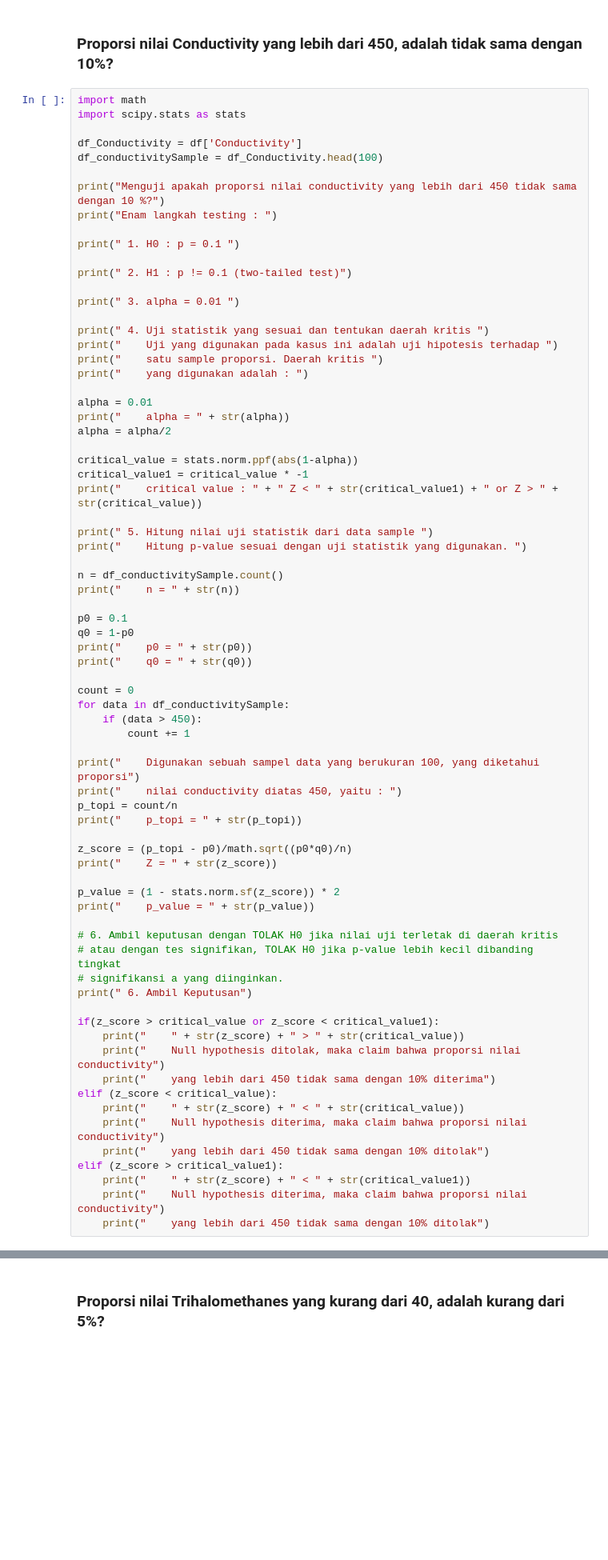
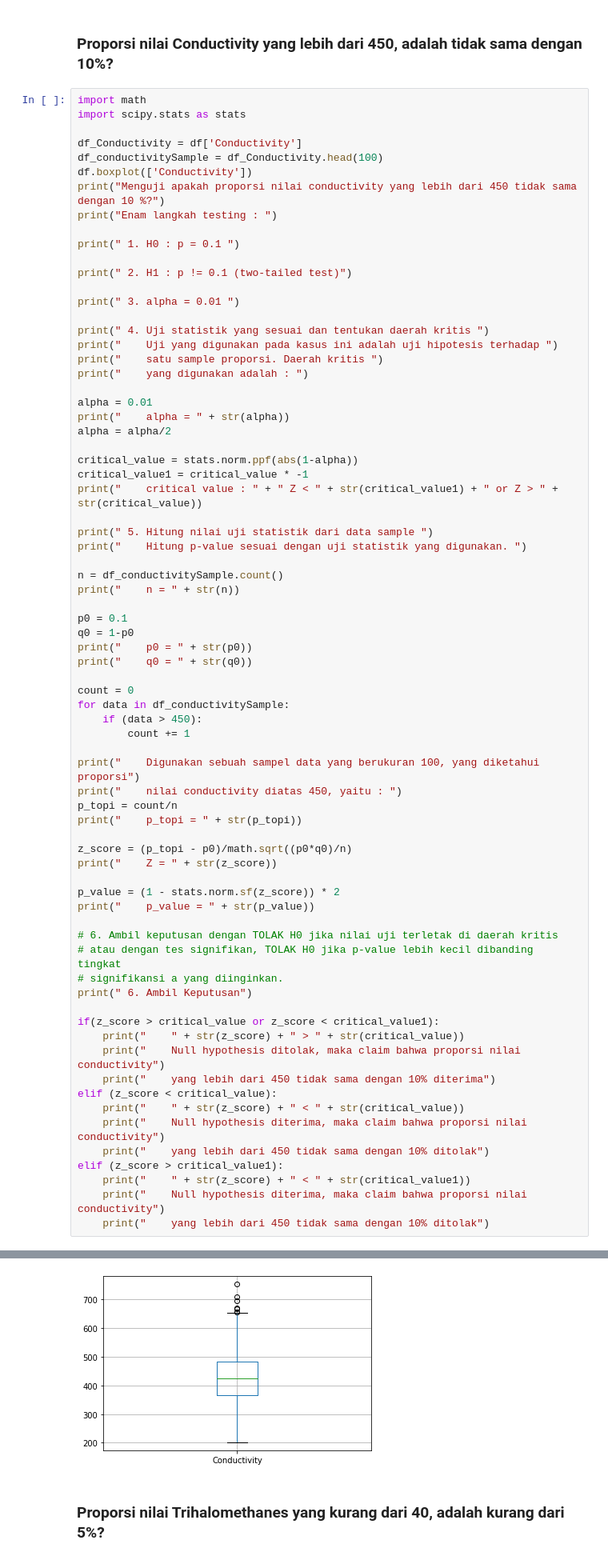
Before and after one commit to ZianTsabit/Tubes-Probstat, a Jupyter notebook: soal4.ipynb, the cells around one changed output, grey strips where cells are left out. Shown: that part at 80% size. Drawn from its saved outputs; the diff is of its cells as text; blank space fills up the shorter version.

```diff
--- a/soal4.ipynb
+++ b/soal4.ipynb
@@ -268,7 +271,7 @@ import scipy.stats as stats
 
 df_Conductivity = df['Conductivity']
 df_conductivitySample = df_Conductivity.head(100)
-
+df.boxplot(['Conductivity'])
 print("Menguji apakah proporsi nilai conductivity yang lebih dari 450 tidak sama dengan 10 %?")
 print("Enam langkah testing : ")
 
@@ -326,33 +329,34 @@ print(" 6. Ambil Keputusan")
 if(z_score > critical_value or z_score < critical_value1):
     print("    " + str(z_score) + " > " + str(critical_value))
     print("    Null hypothesis ditolak, maka claim bahwa proporsi nilai conductivity")
     print("    yang lebih dari 450 tidak sama dengan 10% diterima")
 elif (z_score < critical_value):
     print("    " + str(z_score) + " < " + str(critical_value))
     print("    Null hypothesis diterima, maka claim bahwa proporsi nilai conductivity")
     print("    yang lebih dari 450 tidak sama dengan 10% ditolak")
 elif (z_score > critical_value1):
     print("    " + str(z_score) + " < " + str(critical_value1))
     print("    Null hypothesis diterima, maka claim bahwa proporsi nilai conductivity")
     print("    yang lebih dari 450 tidak sama dengan 10% ditolak")
 # %% [output]
 Menguji apakah proporsi nilai conductivity yang lebih dari 450 tidak sama dengan 10 %?
 Enam langkah testing :
  1. H0 : p = 0.1
  2. H1 : p != 0.1 (two-tailed test)
  3. alpha = 0.01
  4. Uji statistik yang sesuai dan tentukan daerah kritis
     Uji yang digunakan pada kasus ini adalah uji hipotesis terhadap
     satu sample proporsi. Daerah kritis
     yang digunakan adalah :
     alpha = 0.01
     critical value :  Z < -2.5758293035489004 or Z > 2.5758293035489004
  5. Hitung nilai uji statistik dari data sample
 ... (9 lines left out)
  6. Ambil Keputusan
     9.666666666666668 > 2.5758293035489004
     Null hypothesis ditolak, maka claim bahwa proporsi nilai conductivity
     yang lebih dari 450 tidak sama dengan 10% diterima
+[figure, added]
 # %% [markdown]
 ### Proporsi nilai Trihalomethanes yang kurang dari 40, adalah kurang dari 5%?
 # %%
```
Also changed, not shown: parts of 4 cells of this notebook.
